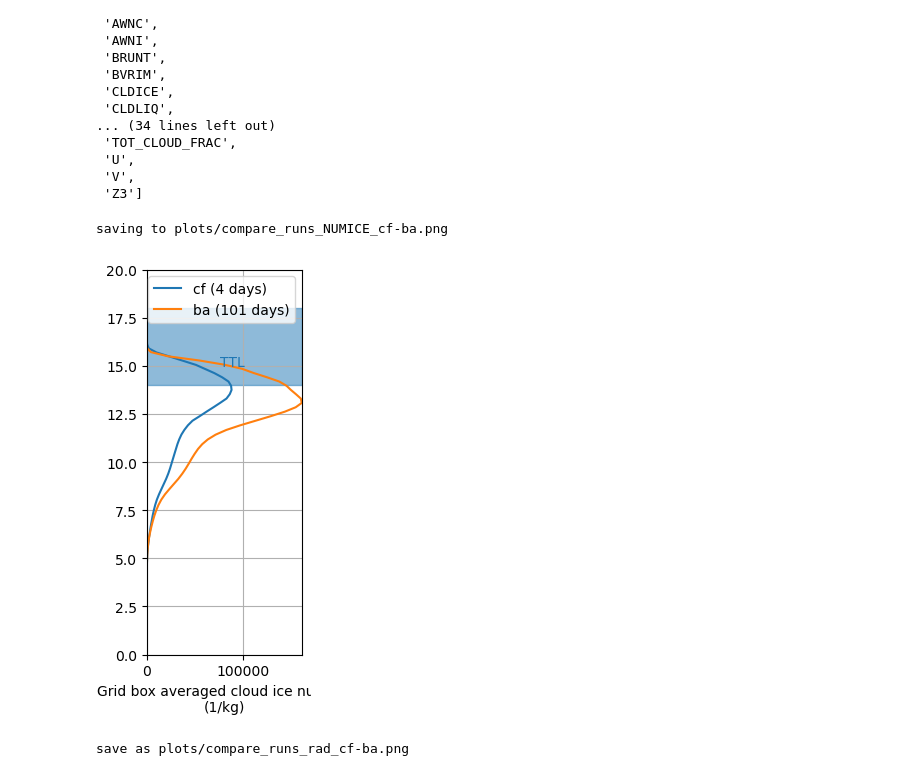
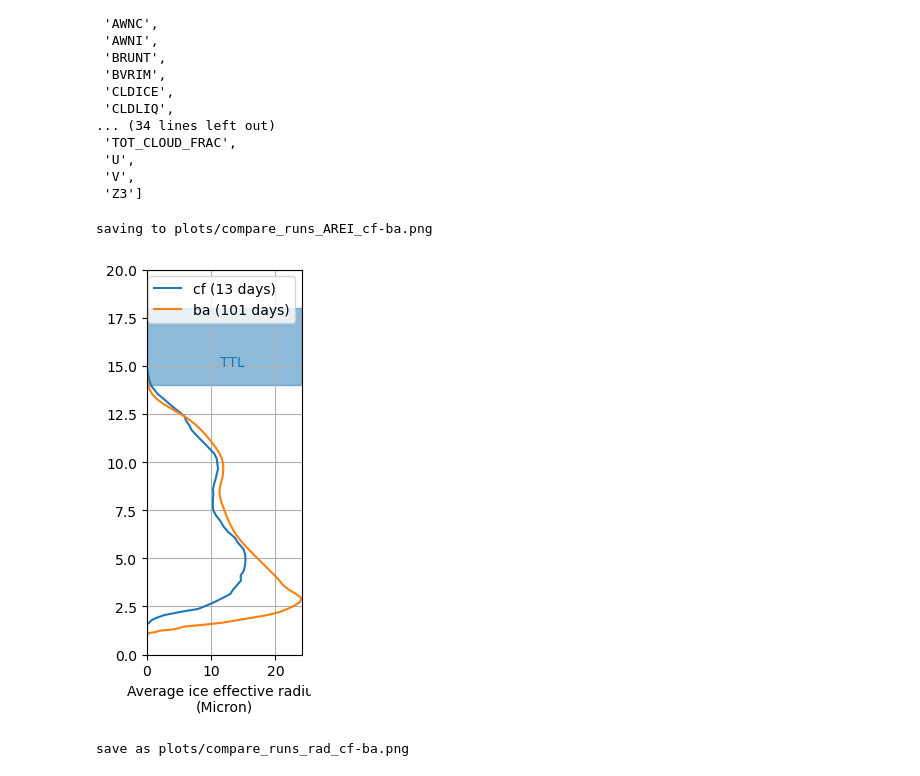
Before and after one commit to smturbev/scmlib, a Jupyter notebook: DP_diagnostics/notebooks/compare_runs.ipynb, the cells around one changed output. Saved outputs shown, nothing was run; the diff lists cells and outputs as text; code cells hidden in the pictures.

```diff
--- a/DP_diagnostics/notebooks/compare_runs.ipynb
+++ b/DP_diagnostics/notebooks/compare_runs.ipynb
@@ -33,7 +33,7 @@ varnames
  'V',
  'Z3']
 # %%
-var = "NUMICE"
+var = "AREI"
 logscale=False
 fig, ax = plt.subplots(1,1, figsize=(2,5))
 savename=var+"_"
@@ -47,35 +47,35 @@ for i in range(len(runs)):
     units = ds[var].units
     long_name = ds[var].long_name
     z = ds.Z3.mean(dim=["time","ncol"])
     ntime = len(ds.time)
     ds = ds[var].isel(time=slice(-ndays,-1)).mean(dim=["time","ncol"])
     ax.plot(ds, z/1000, label=runs[i]+ " ("+str(ntime)+" days)")
     savename = savename + runs[i][-2:]+"-"
     if not(logscale):
         if ds.min()>10:
             xmin = ds.min()
         xmin = np.min([ds.min(), xmin])
         xmax = np.max([ds.max(), xmax])
     else:
         if ds.max()>xmax:
             xmax = 1e-2
         if ds.max()>xmax:
             xmax = 1
 ax.set_xlabel(long_name+"\n("+units+")")
 ax.grid(True)
 xmin = xmin - xmin*0.1
 xmax = xmax + xmin*0.1
 ax.fill_between([xmin, xmax], 14, 18, color="C0", alpha=0.5)
 ax.set_ylim([0,20])
 ax.set_xlim([xmin, xmax])
 ax.annotate("TTL", color="C0", xy=(0.47,0.75), xycoords="axes fraction")
 ax.legend()
 print("saving to plots/compare_runs_{}.png".format(savename[:-1]))
 plt.savefig("plots/compare_runs_{}.png".format(savename[:-1]), dpi=120, bbox_inches="tight",pad_inches=0.4)
 plt.show()
 # %% [output]
-saving to plots/compare_runs_NUMICE_cf-ba.png
+saving to plots/compare_runs_AREI_cf-ba.png
-[figure, old version]
+[figure, new version]
 # %%
 # 2D comparisons (like in comp_rcemip)
 #### user input ####
```
Also changed, not shown: 7 other files.
